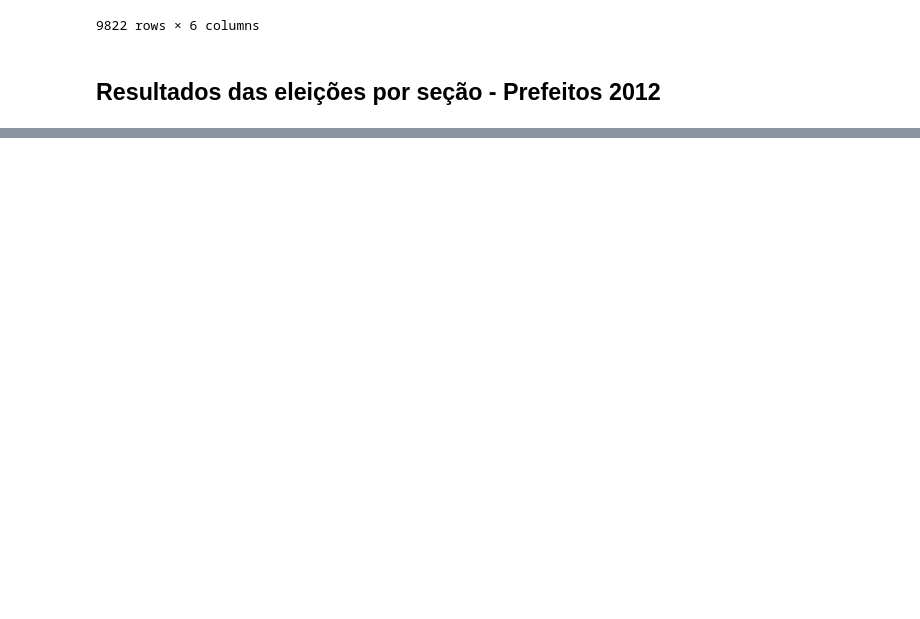
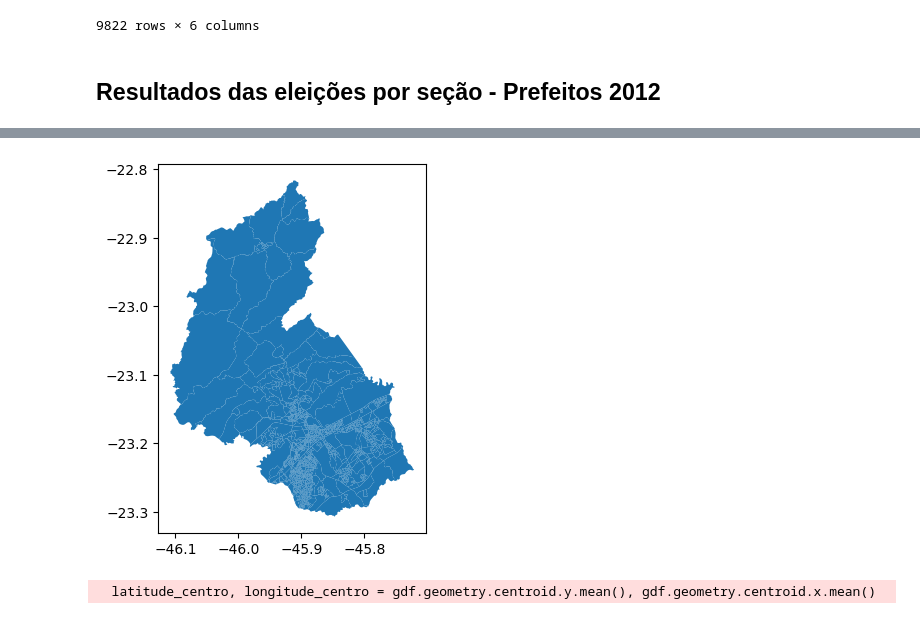
Before and after one commit to diogobranquinho/analytics, a Jupyter notebook: notebooks/mayoranalytics.ipynb, the cells around one changed output, grey strips where cells are left out. Cells and saved outputs as stored; diff of their text form; code cells hidden in the pictures; blank space fills up the shorter version.

```diff
--- a/notebooks/mayoranalytics.ipynb
+++ b/notebooks/mayoranalytics.ipynb
@@ -765,0 +906,35 @@ secoes2012prefeito.to_csv(caminho_saida_csv, index=False)
+# %%
+import geopandas as gpd
+import matplotlib.pyplot as plt
+
+# Carregue o GeoDataFrame a partir do arquivo GeoJSON
+caminho_geojson = '../data/3549904_sao_jose_dos_campos_setores_2021.geojson'
+gdf = gpd.read_file(caminho_geojson)
+
+# Plote o GeoDataFrame
+gdf.plot()
+
+# Exiba o gráfico
+plt.show()
+# %% [output]
+[figure, added]
+# %%
+import folium
+import geopandas as gpd
+
+# Carregue o GeoDataFrame a partir do arquivo GeoJSON
+caminho_geojson = '../data/3549904_sao_jose_dos_campos_setores_2021.geojson'
+gdf = gpd.read_file(caminho_geojson)
+
+# Crie um mapa usando o centroide dos polígonos do GeoDataFrame
+latitude_centro, longitude_centro = gdf.geometry.centroid.y.mean(), gdf.geometry.centroid.x.mean()
+m = folium.Map(location=[latitude_centro, longitude_centro], zoom_start=12)
+
+# Adicione os polígonos ao mapa
+folium.GeoJson(gdf).add_to(m)
+
+# Salve o mapa como um arquivo HTML
+caminho_html = '../export/mapa_interativo.html'
+m.save(caminho_html)
+# %% [output]
+  latitude_centro, longitude_centro = gdf.geometry.centroid.y.mean(), gdf.geometry.centroid.x.mean()
```
Also changed, not shown: parts of 9 cells of this notebook, 10 other files.
